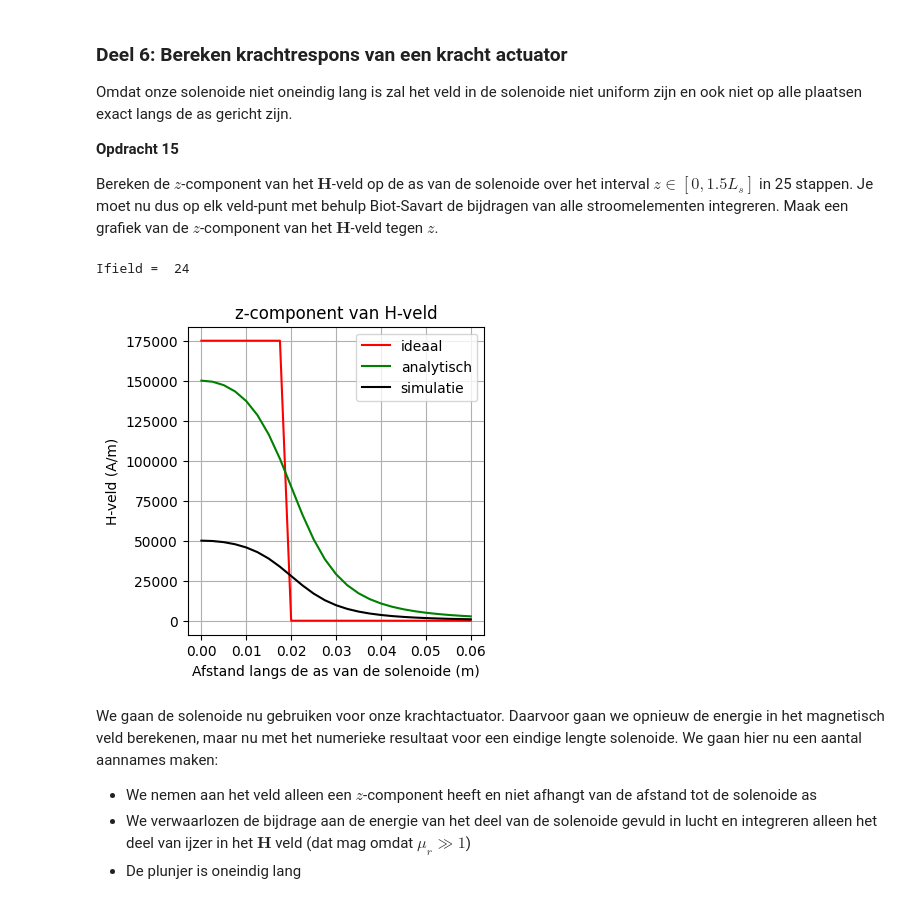
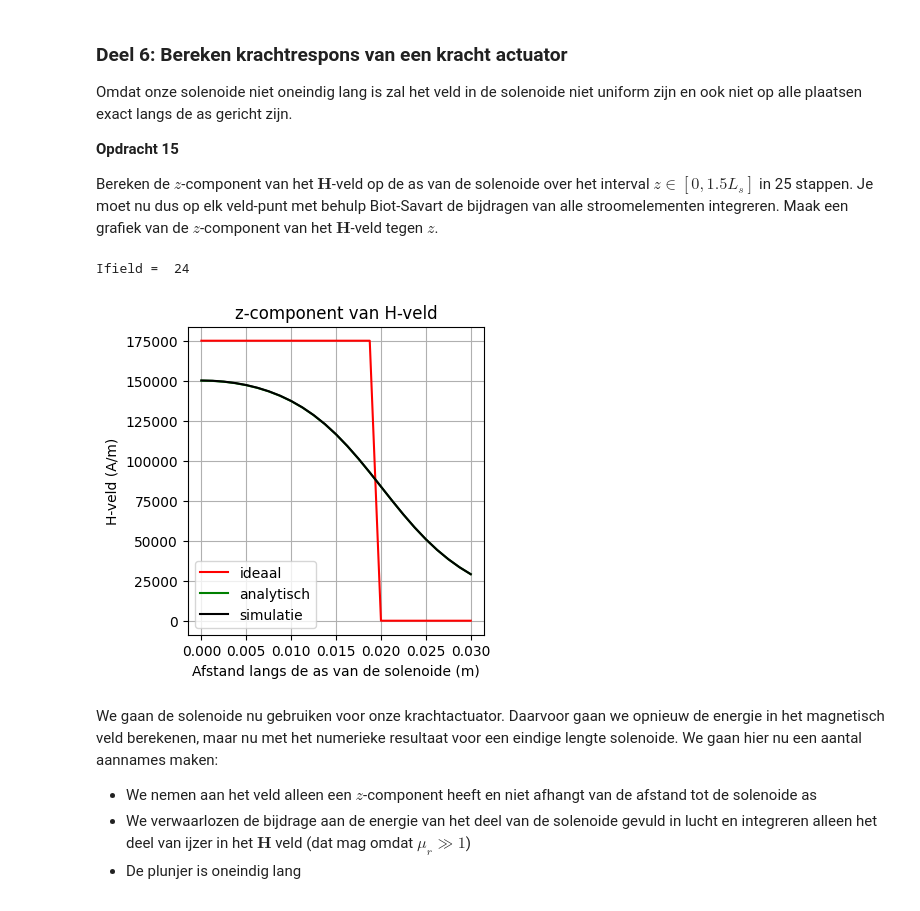
Before and after one commit to samlindner/opdrachten-DEF-D, a Jupyter notebook: 2KrachtactuatorOpdracht/KrachtactuatorOpdracht.ipynb, the cells around one changed output. Saved outputs shown, nothing was run; the diff lists cells and outputs as text; code cells hidden in the pictures.

```diff
--- a/2KrachtactuatorOpdracht/KrachtactuatorOpdracht.ipynb
+++ b/2KrachtactuatorOpdracht/KrachtactuatorOpdracht.ipynb
@@ -532,7 +532,7 @@ Bereken de $z$-component van het $\mathbf{H}$-veld op de as van de solenoide ove
 # %%
 aantal_omwent = N
 n_ax = 25
-z_ax = np.linspace(0, 1.5*L_sol, n_ax)
+z_ax = np.linspace(0, 1.5*L_sol/2, n_ax)
 H_ax = np.zeros((n_ax,1))
 
 for i_field in range(n_ax):
@@ -542,7 +542,7 @@ for i_field in range(n_ax):
     r_field = np.array([0, 0, z_ax[i_field]], dtype='float64')
 
     Hsimulated = np.array([0,0,0], dtype='float64')
-    for i_source in range(0,len(x)-1,3): #stappen van 3, anders te zwaar rekenwerk
+    for i_source in range(0,len(x)-1,1): #stappen van 3, anders te zwaar rekenwerk
         # Bepaal dl en r_source en gebruik
         r_source = np.array([
             (x[i_source] + x[i_source+1])/2,
@@ -554,34 +554,34 @@ for i_field in range(n_ax):
             x[i_source+1] - x[i_source],
             y[i_source+1] - y[i_source],
             z[i_source+1] - z[i_source]
         ], dtype='float64')
 
         Hsimulated += field_current_element(r_field, r_source, dl)
 
     # selecting the z-component
     H_ax[i_field,0] = Hsimulated[2]
 
 H_veld_ideaal = (aantal_omwent*I/L_sol) * np.ones(n_ax) * (1.0*(z_ax < L_sol/2))
 
 # analytische uitdrukking voor eindige solenoide op de as
 H_veld_analytisch = (aantal_omwent*I/L_sol/2)*(
     (L_sol/2-z_ax)/np.sqrt((z_ax-L_sol/2)**2 + r_sol**2)
     + (L_sol/2+z_ax)/np.sqrt((z_ax+L_sol/2)**2 + r_sol**2)
 )
 
 plt.figure(figsize=[13,4])
 plt.subplot(131)
 plt.title('z-component van H-veld')
 plt.plot(z_ax, H_veld_ideaal, '-r', label='ideaal')
 plt.plot(z_ax, H_veld_analytisch, '-g', label='analytisch')
 plt.plot(z_ax, H_ax, '-k', label='simulatie')
 plt.xlabel('Afstand langs de as van de solenoide (m)')
 plt.ylabel('H-veld (A/m)')
 plt.legend()
 plt.grid()
 # %% [output]
 Ifield =  24
-[figure, old version]
+[figure, new version]
 # %% [markdown]
 We gaan de solenoide nu gebruiken voor onze krachtactuator. Daarvoor gaan we opnieuw de energie in het magnetisch veld berekenen, maar nu met het numerieke resultaat voor een eindige lengte solenoide. We gaan hier nu een aantal aannames maken:
 * We nemen aan het veld alleen een $z$-component heeft en niet afhangt van de afstand tot de solenoide as
```
Also changed, not shown: parts of 3 cells of this notebook.
